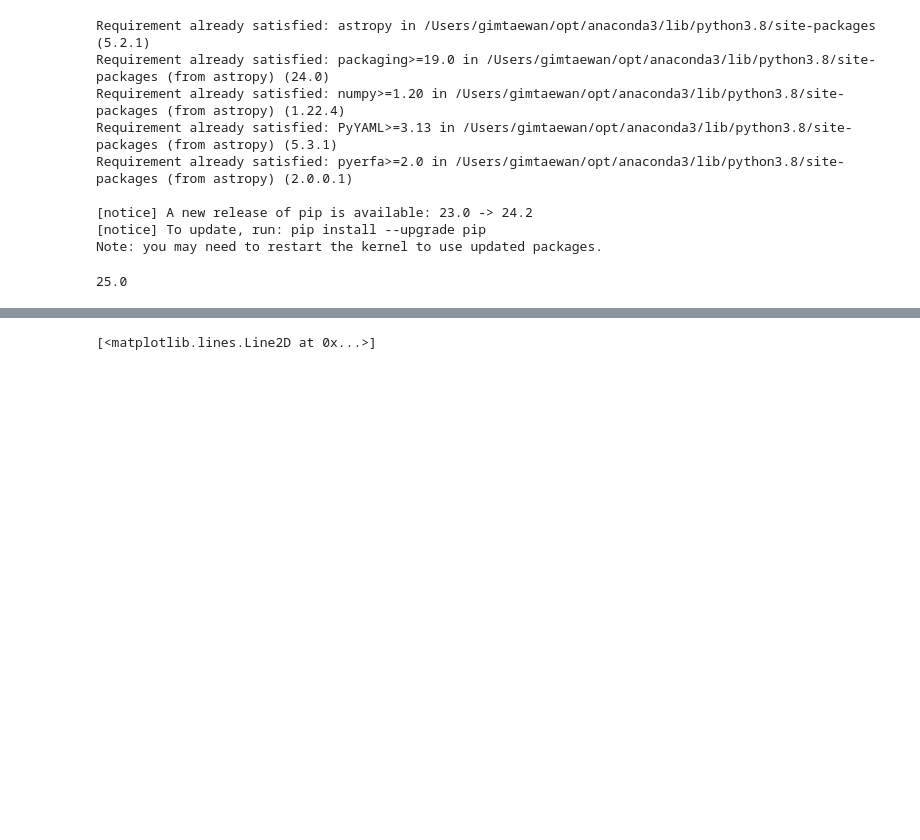
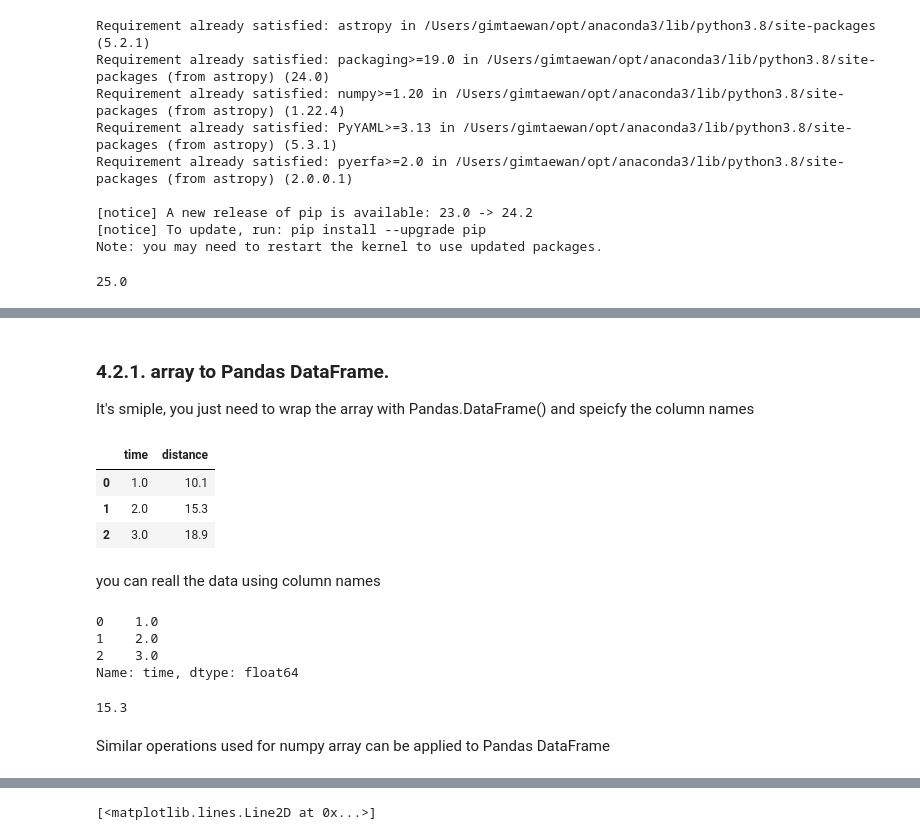
Before and after one commit to kim8517/astrolab, a Jupyter notebook: basic_python/basic_python.ipynb, the cells around one changed output, grey strips where cells are left out. Cells and saved outputs as stored; diff of their text form; code cells hidden in the pictures; blank space fills up the shorter version.

```diff
--- a/basic_python/basic_python.ipynb
+++ b/basic_python/basic_python.ipynb
@@ -871,0 +1080,28 @@ linear(5)
+# %% [markdown]
+### 4.2.1. array to Pandas DataFrame.
+It's smiple, you just need to wrap the array with Pandas.DataFrame() and speicfy the column names
+# %%
+import pandas as pd
+data = np.array([[1, 10.1], [2, 15.3], [3, 18.9]])
+test_result = pd.DataFrame(data, columns=['time', 'distance'])
+test_result
+# %% [output]
+|  | time | distance |
+| 0 | 1.0 | 10.1 |
+| 1 | 2.0 | 15.3 |
+| 2 | 3.0 | 18.9 |
+# %% [markdown]
+you can reall the data using column names
+# %%
+test_result['time']
+# %% [output]
+0    1.0
+1    2.0
+2    3.0
+Name: time, dtype: float64
+# %%
+test_result['distance'][1]
+# %% [output]
+15.3
+# %% [markdown]
+Similar operations used for numpy array can be applied to Pandas DataFrame
```
Also changed, not shown: parts of 34 cells of this notebook, 2 other files.
